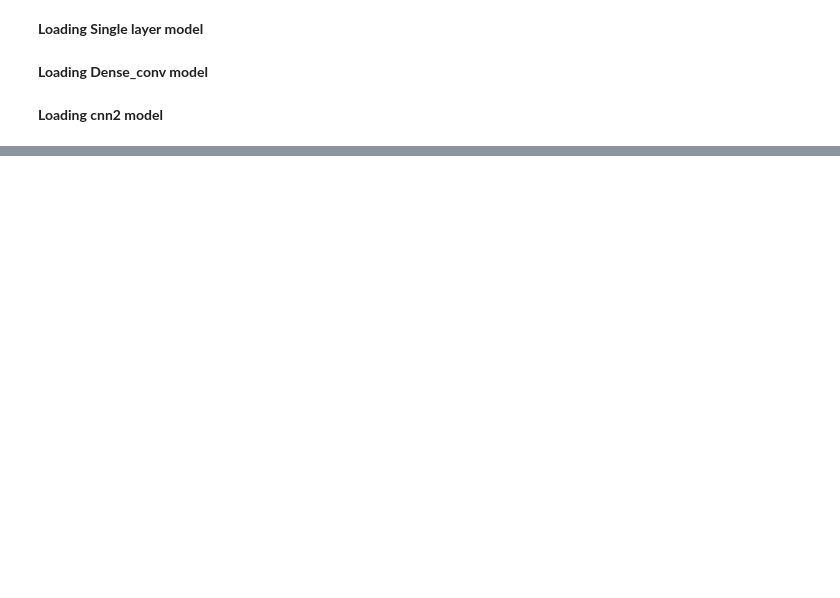
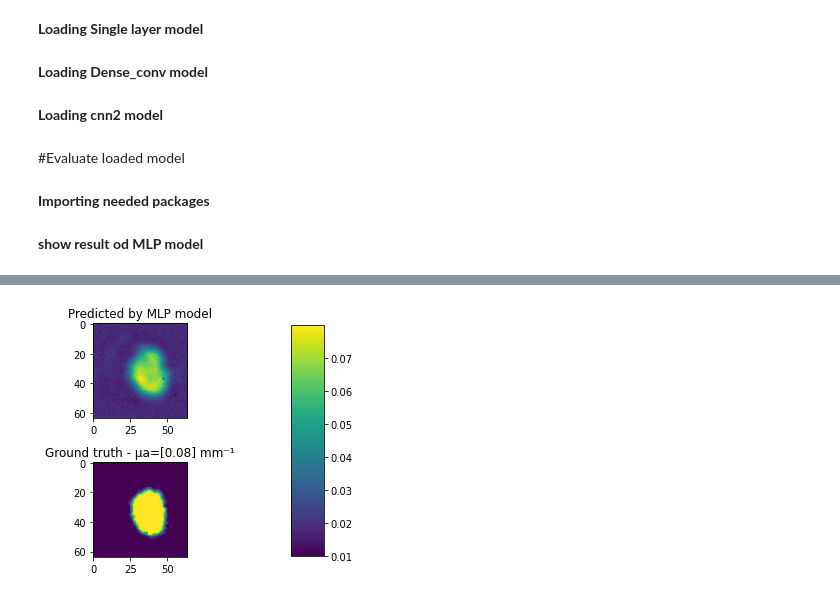
Before and after one commit to anismaysami/Reconstruction-of-DOT-image-using-Deep-Learning, a Jupyter notebook: Training.ipynb, the cells around one changed output, grey strips where cells are left out. Saved outputs shown, nothing was run; the diff lists cells and outputs as text; code cells hidden in the pictures; blank space fills up the shorter version.

```diff
--- a/Training.ipynb
+++ b/Training.ipynb
@@ -441,6 +443,6 @@ from keras.models import load_model
 **Loading MLP model**
 # %%
 # load MLp_model
-model_1 = load_model('/content/drive/MyDrive/mlp_model.h5')
+MLP_model = load_model('/content/drive/MyDrive/mlp_model.h5')
 #summarize model.
-model_1.summary()
+MLP_model.summary()
@@ -470,3 +508,7 @@ model_4.summary()
 model_5 = load_model('/content/drive/MyDrive/cnn2_model.h5')
 #summarize model.
 model_5.summary()
+# %% [markdown]
+#Evaluate loaded model
+# %% [markdown]
+**Importing needed packages**
@@ -472,0 +518,11 @@ model_5.summary()
+# %% [markdown]
+**show result od MLP model**
+# %%
+#MLP model
+model=MLP_model
+model_name='MLP model'
+data=norm_data_test
+realmua=mua_test
+index=896
+show_reconstructed.reconstruction(model, model_name, index, data, realmua, 64 , 64 )
+# %% [output]
@@ -472,0 +531 @@ model_5.summary()
+[figure, added]
```
Also changed, not shown: parts of 10 cells of this notebook.
